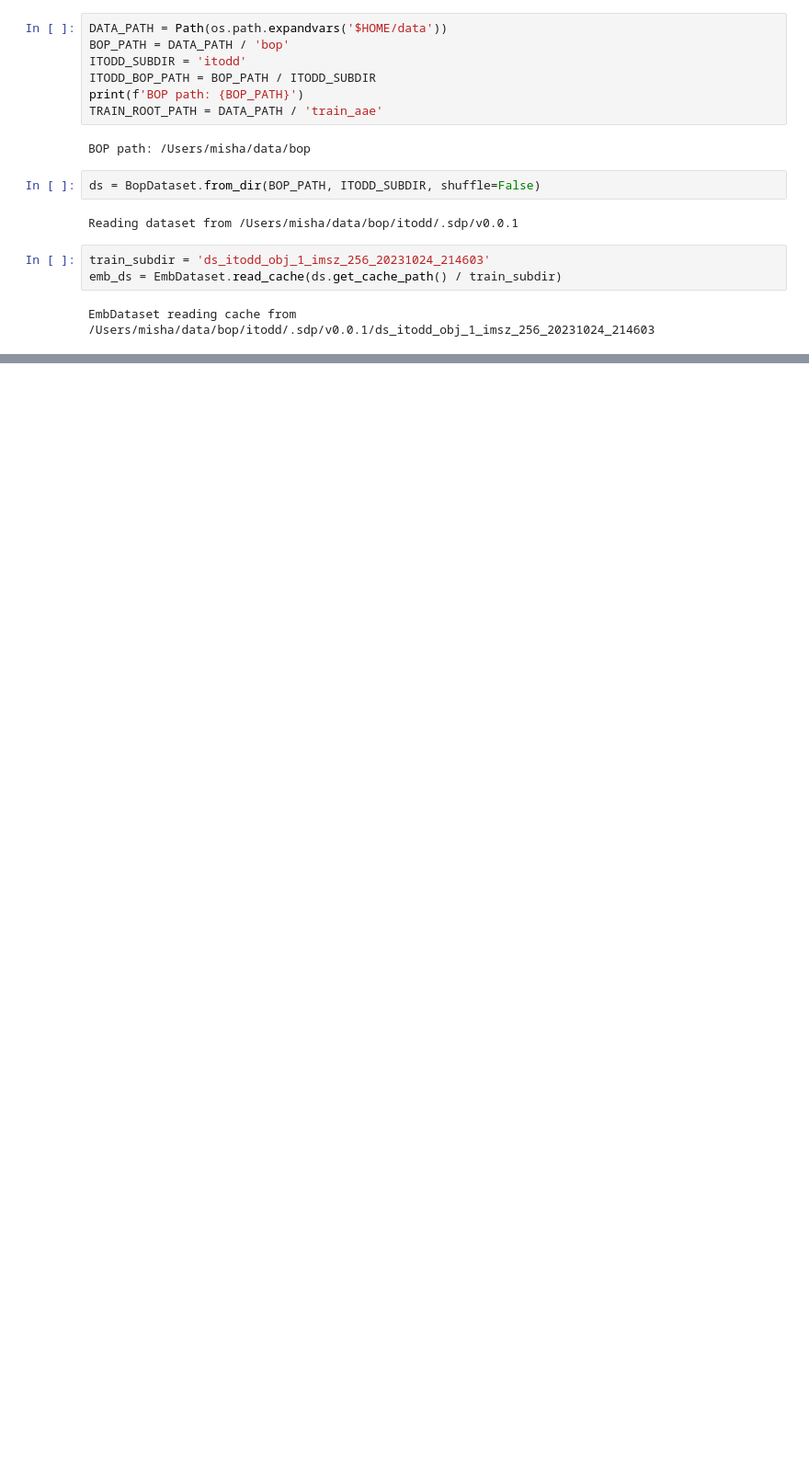
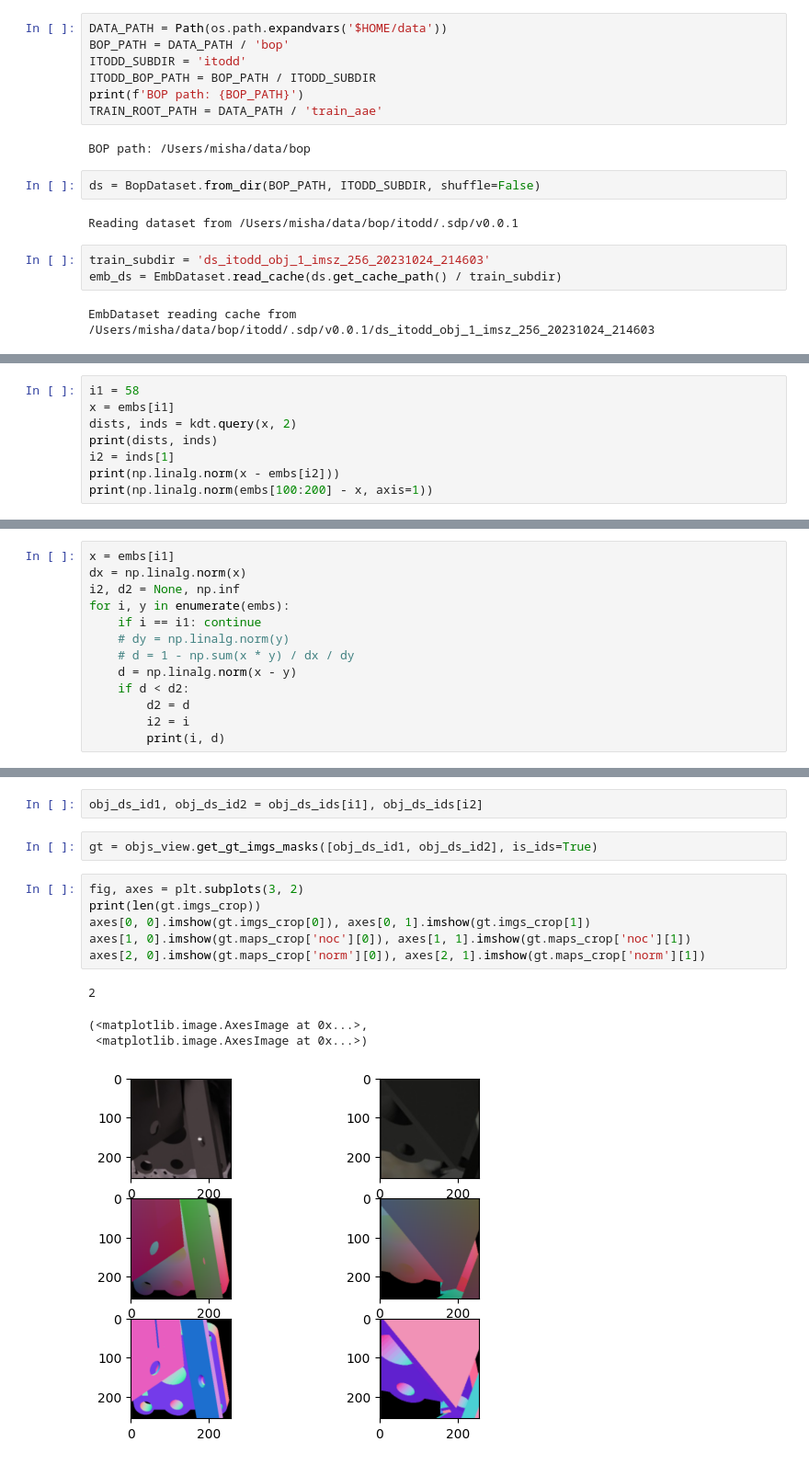
Before and after one commit to greenlet/sdp, a Jupyter notebook: notebooks/test_val_aae.ipynb, the cells around one changed output, grey strips where cells are left out. Shown: that part at 92% size. Cells and saved outputs as stored; diff of their text form; blank space fills up the shorter version.

```diff
--- a/notebooks/test_val_aae.ipynb
+++ b/notebooks/test_val_aae.ipynb
@@ -53,0 +64,8 @@ emb_ds.obj_ds_ids.shape, emb_ds.obj_ds_ids.dtype, emb_ds.embs.shape, emb_ds.embs
+# %%
+i1 = 58
+x = embs[i1]
+dists, inds = kdt.query(x, 2)
+print(dists, inds)
+i2 = inds[1]
+print(np.linalg.norm(x - embs[i2]))
+print(np.linalg.norm(embs[100:200] - x, axis=1))
@@ -53,0 +90,13 @@ emb_ds.obj_ds_ids.shape, emb_ds.obj_ds_ids.dtype, emb_ds.embs.shape, emb_ds.embs
+# %%
+x = embs[i1]
+dx = np.linalg.norm(x)
+i2, d2 = None, np.inf
+for i, y in enumerate(embs):
+    if i == i1: continue
+    # dy = np.linalg.norm(y)
+    # d = 1 - np.sum(x * y) / dx / dy
+    d = np.linalg.norm(x - y)
+    if d < d2:
+        d2 = d
+        i2 = i
+        print(i, d)
@@ -53,0 +114,15 @@ emb_ds.obj_ds_ids.shape, emb_ds.obj_ds_ids.dtype, emb_ds.embs.shape, emb_ds.embs
+# %%
+obj_ds_id1, obj_ds_id2 = obj_ds_ids[i1], obj_ds_ids[i2]
+# %%
+gt = objs_view.get_gt_imgs_masks([obj_ds_id1, obj_ds_id2], is_ids=True)
+# %%
+fig, axes = plt.subplots(3, 2)
+print(len(gt.imgs_crop))
+axes[0, 0].imshow(gt.imgs_crop[0]), axes[0, 1].imshow(gt.imgs_crop[1])
+axes[1, 0].imshow(gt.maps_crop['noc'][0]), axes[1, 1].imshow(gt.maps_crop['noc'][1])
+axes[2, 0].imshow(gt.maps_crop['norm'][0]), axes[2, 1].imshow(gt.maps_crop['norm'][1])
+# %% [output]
+2
+(<matplotlib.image.AxesImage at 0x...>,
+ <matplotlib.image.AxesImage at 0x...>)
+[figure, added]
```
Also changed, not shown: parts of 7 cells of this notebook, 14 other files.
